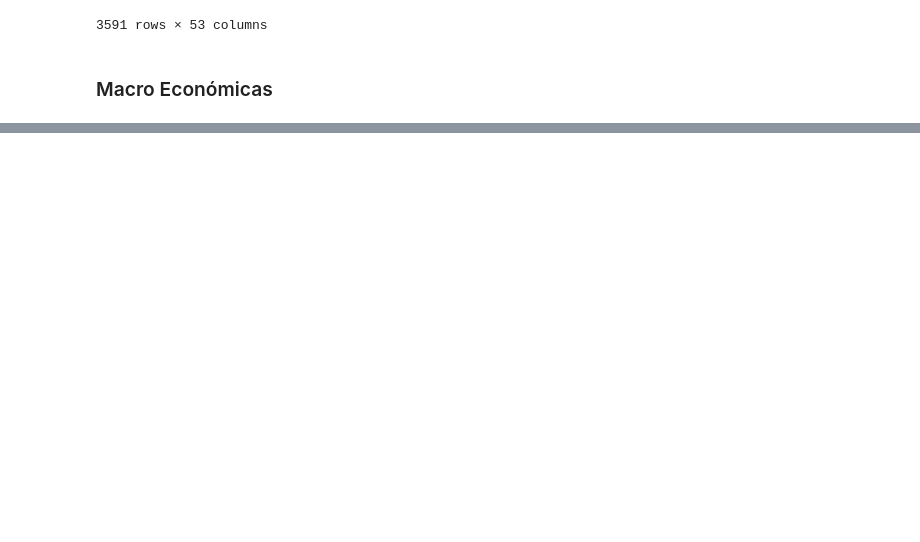
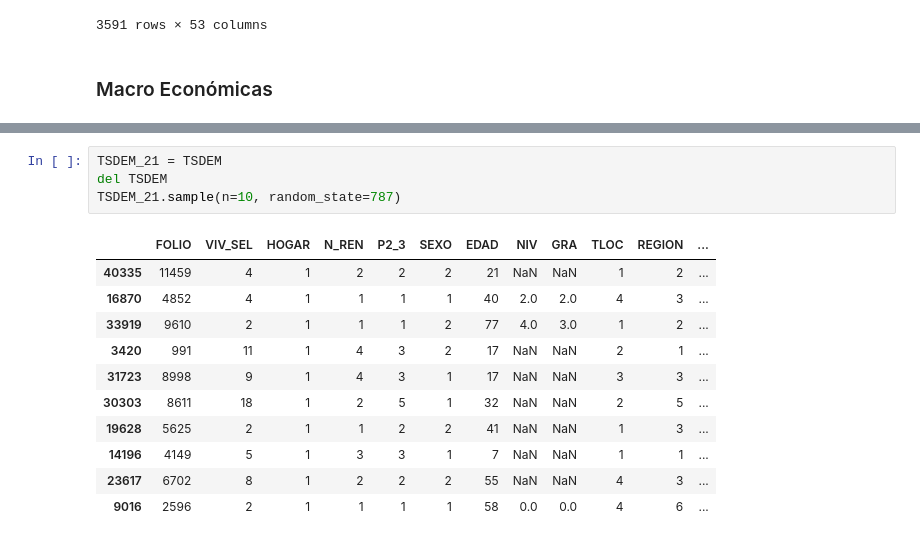
Before and after one commit to brau126/develop_data_science, a Jupyter notebook: Academic/Diplomado/Proyecto/Exploracion_TAD.ipynb, the cells around one changed output, grey strips where cells are left out. Drawn from its saved outputs; the diff is of its cells as text; blank space fills up the shorter version.

```diff
--- a/Academic/Diplomado/Proyecto/Exploracion_TAD.ipynb
+++ b/Academic/Diplomado/Proyecto/Exploracion_TAD.ipynb
@@ -345,0 +481,16 @@ No se omite, pero no pienso hacerlo ahorita
+# %%
+TSDEM_21 = TSDEM
+del TSDEM
+TSDEM_21.sample(n=10, random_state=787)
+# %% [output]
+|  | FOLIO | VIV_SEL | HOGAR | N_REN | P2_3 | SEXO | EDAD | NIV | GRA | TLOC | REGION | ... |
+| 40335 | 11459 | 4 | 1 | 2 | 2 | 2 | 21 | NaN | NaN | 1 | 2 | ... |
+| 16870 | 4852 | 4 | 1 | 1 | 1 | 1 | 40 | 2.0 | 2.0 | 4 | 3 | ... |
+| 33919 | 9610 | 2 | 1 | 1 | 1 | 2 | 77 | 4.0 | 3.0 | 1 | 2 | ... |
+| 3420 | 991 | 11 | 1 | 4 | 3 | 2 | 17 | NaN | NaN | 2 | 1 | ... |
+| 31723 | 8998 | 9 | 1 | 4 | 3 | 1 | 17 | NaN | NaN | 3 | 3 | ... |
+| 30303 | 8611 | 18 | 1 | 2 | 5 | 1 | 32 | NaN | NaN | 2 | 5 | ... |
+| 19628 | 5625 | 2 | 1 | 1 | 2 | 2 | 41 | NaN | NaN | 1 | 3 | ... |
+| 14196 | 4149 | 5 | 1 | 3 | 3 | 1 | 7 | NaN | NaN | 1 | 1 | ... |
+| 23617 | 6702 | 8 | 1 | 2 | 2 | 2 | 55 | NaN | NaN | 4 | 3 | ... |
+| 9016 | 2596 | 2 | 1 | 1 | 1 | 1 | 58 | 0.0 | 0.0 | 4 | 6 | ... |
```
Also changed, not shown: parts of 43 cells of this notebook, 2 other files.
